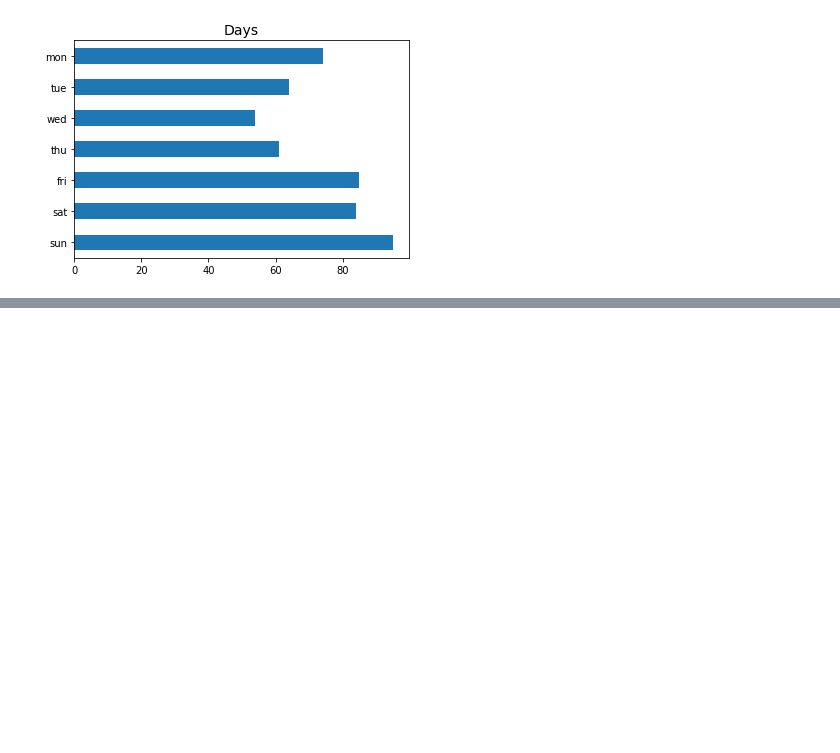
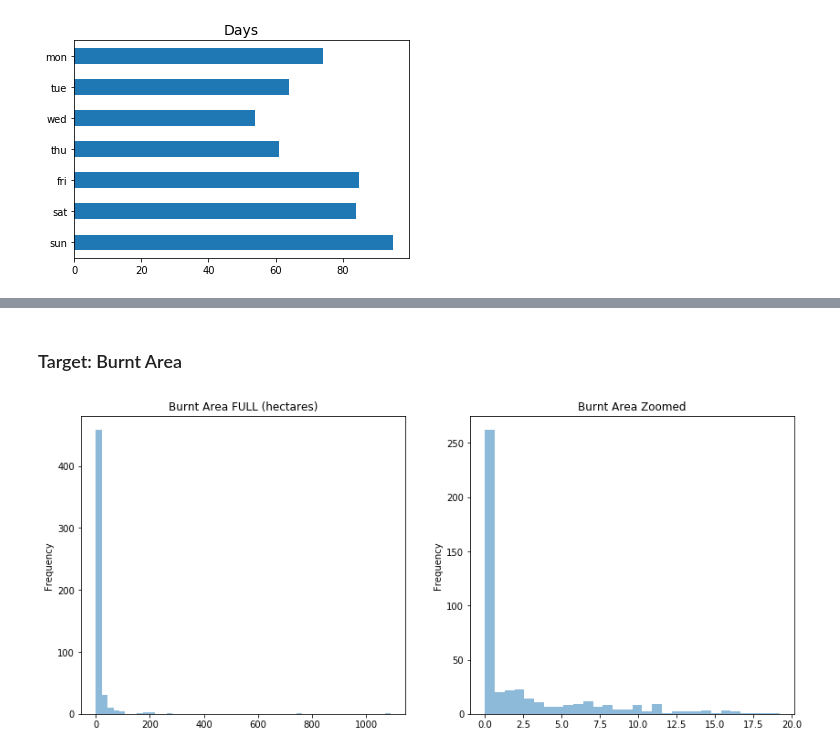
Before and after one commit to leanguardia/msc-project-pipelines, a Jupyter notebook: Reg - Fire Forests.ipynb, the cells around one changed output, grey strips where cells are left out. Cells and saved outputs as stored; diff of their text form; code cells hidden in the pictures; blank space fills up the shorter version.

```diff
--- a/Reg - Fire Forests.ipynb
+++ b/Reg - Fire Forests.ipynb
@@ -90,0 +128,8 @@ df[['DMC', 'DC']].plot.hist(ax=ax2, bins=30, alpha=0.5);
+# %% [markdown]
+### Target: Burnt Area
+# %%
+fig, (ax1, ax2) = plt.subplots(1,2, figsize=(14,6))
+df.area.plot.hist(ax = ax1, bins=50, alpha=0.5, title="Burnt Area FULL (hectares)");
+df[df.area < 20].area.plot.hist(ax = ax2, bins=30, alpha=0.5, title="Burnt Area Zoomed");
+# %% [output]
+[figure, added]
```
Also changed, not shown: parts of 16 cells of this notebook.
